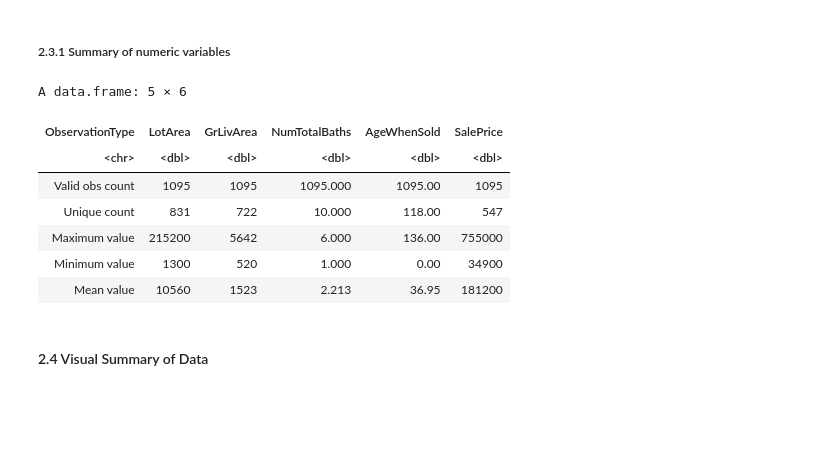
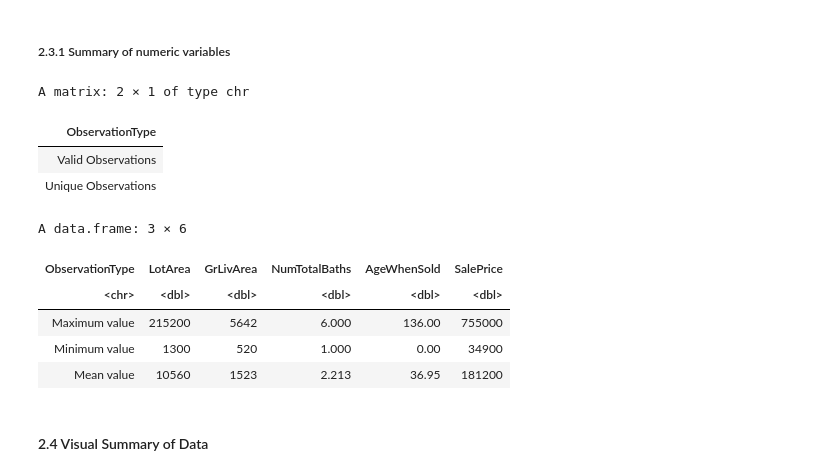
Before and after one commit to jerdavies/home-price-regression, a Jupyter notebook: Group-Project-Report.ipynb, the cells around one changed output. Saved outputs shown, nothing was run; the diff lists cells and outputs as text; code cells hidden in the pictures; blank space fills up the shorter version.

Commit message:
Separated Observation Table into 2

```diff
--- a/Group-Project-Report.ipynb
+++ b/Group-Project-Report.ipynb
@@ -104,37 +104,44 @@ data_train_final <- data_train %>%
 ##### 2.3.1 Summary of numeric variables
 # %%
 # TODO (!!!) Show the number of observations in dataset in a separate table (instead of in cell below)
+data_counts <- colSums(!is.na(data_train_final))
+data_unique_counts <- summarize_all(data_train_final,n_distinct,na.rm=TRUE)
 
 
+observation_counts <- data_counts %>%
+    rbind(data_unique_counts)
+
+observation_counts <- cbind(ObservationType = c("Valid Observations","Unique Observations"),observation_counts)
+observation_counts
 #insert code here
+# %% [output]
+A matrix: 2 × 1 of type chr
+| ObservationType |
+| Valid Observations |
+| Unique Observations |
 # %%
 # Calculate descriptive summary stats by variable (training data only)
-data_counts <- colSums(!is.na(data_train_final))
-data_unique_counts <- summarize_all(data_train_final,n_distinct,na.rm=TRUE)
+
 data_max <- summarize_all(data_train_final,max, na.rm = TRUE)
 data_min <- summarize_all(data_train_final,min, na.rm = TRUE)
 data_mean <- summarize_all(data_train_final,mean, na.rm = TRUE)
 
 
 
 
 # Bind summary stats into one summary table
-data_observations <- data_counts %>%
-    rbind(data_unique_counts) %>%
-    rbind(data_max) %>%
+data_observations <-  data_max %>%
     rbind(data_min) %>%
     rbind(data_mean) %>%
     signif(4)
 
-data_observations <- cbind(ObservationType = c("Valid obs count", "Unique count", "Maximum value","Minimum value", "Mean value"), data_observations)
+data_observations <- cbind(ObservationType = c("Maximum value","Minimum value", "Mean value"), data_observations)
 
 data_observations
 # %% [output]
-A data.frame: 5 × 6
+A data.frame: 3 × 6
 | ObservationType | LotArea | GrLivArea | NumTotalBaths | AgeWhenSold | SalePrice |
 | <chr> | <dbl> | <dbl> | <dbl> | <dbl> | <dbl> |
-| Valid obs count | 1095 | 1095 | 1095.000 | 1095.00 | 1095 |
-| Unique count | 831 | 722 | 10.000 | 118.00 | 547 |
 | Maximum value | 215200 | 5642 | 6.000 | 136.00 | 755000 |
 | Minimum value | 1300 | 520 | 1.000 | 0.00 | 34900 |
 | Mean value | 10560 | 1523 | 2.213 | 36.95 | 181200 |
```
